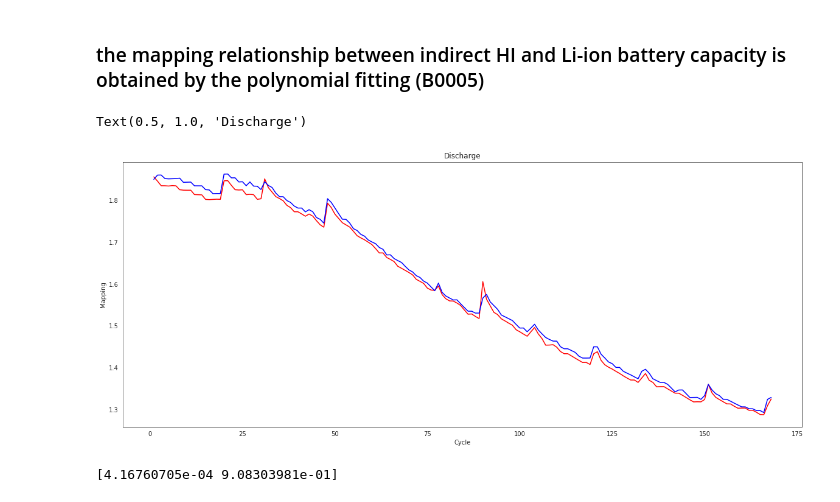
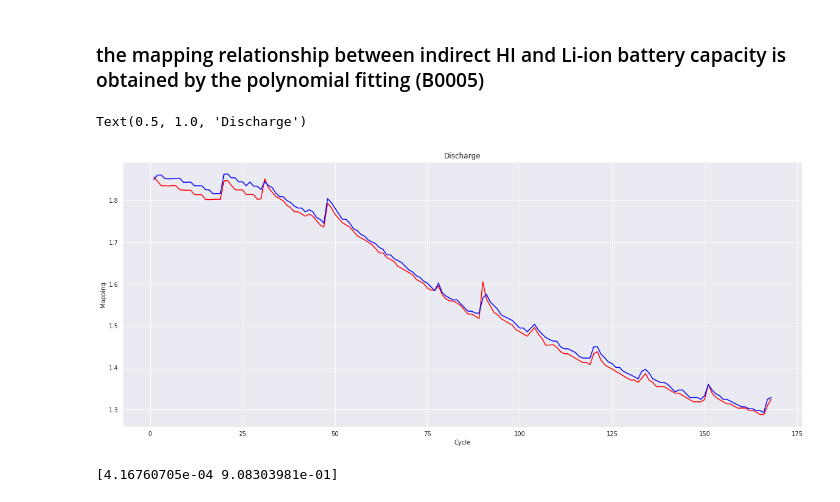
Before and after one commit to Kalrfou/CapstoneProject, a Jupyter notebook: DSTLM_Paper.ipynb, the cells around one changed output. Saved outputs shown, nothing was run; the diff lists cells and outputs as text; code cells hidden in the pictures.

```diff
--- a/DSTLM_Paper.ipynb
+++ b/DSTLM_Paper.ipynb
@@ -7,6 +53,7 @@ dis_H1=pd.read_csv('Discharge6_H1.csv')
 %matplotlib inline
 import matplotlib.pyplot as plt
 import seaborn as sns
+sns.set_style("darkgrid")
 plt.figure(figsize=(8, 5))
 plot_df = dis_H.loc[(dis_H1['cycle']>=1),['cycle','H']]
 plot_df1 = dis_H.loc[(dis_H1['cycle']>=1),['cycle','Capacity']]
@@ -82,27 +129,27 @@ dis_H['fit']=l1
 # %%
 %matplotlib inline
 import matplotlib.pyplot as plt
 import seaborn as sns
 
 plot_df = dis_H.loc[(dis_H['cycle']>=1),['cycle','Capacity']]
 plot_df1 = dis_H.loc[(dis_H['cycle']>=1),['cycle','fit']]
 
 
-sns.set_style("white")
+sns.set_style("darkgrid")
 plt.figure(figsize=(20, 8))
 plt.plot(plot_df['cycle'], plot_df['Capacity'],color='red')
 plt.plot(plot_df1['cycle'], plot_df1['fit'],'-',color='blue')
 
 plt.ylabel('Mapping')
 
 # make x-axis ticks legible
 adf = plt.gca().get_xaxis().get_major_formatter()
 #adf.scaled[1.0] = '%m-%d-%Y'
 plt.xlabel('Cycle')
 plt.title('Discharge')
 # %% [output]
 Text(0.5, 1.0, 'Discharge')
-[figure, old version]
+[figure, new version]
 # %%
 Cap_fit=dis_H1['Capacity'].values
 H_fit=dis_H1['H'].values
```
Also changed, not shown: parts of 3 cells of this notebook.
